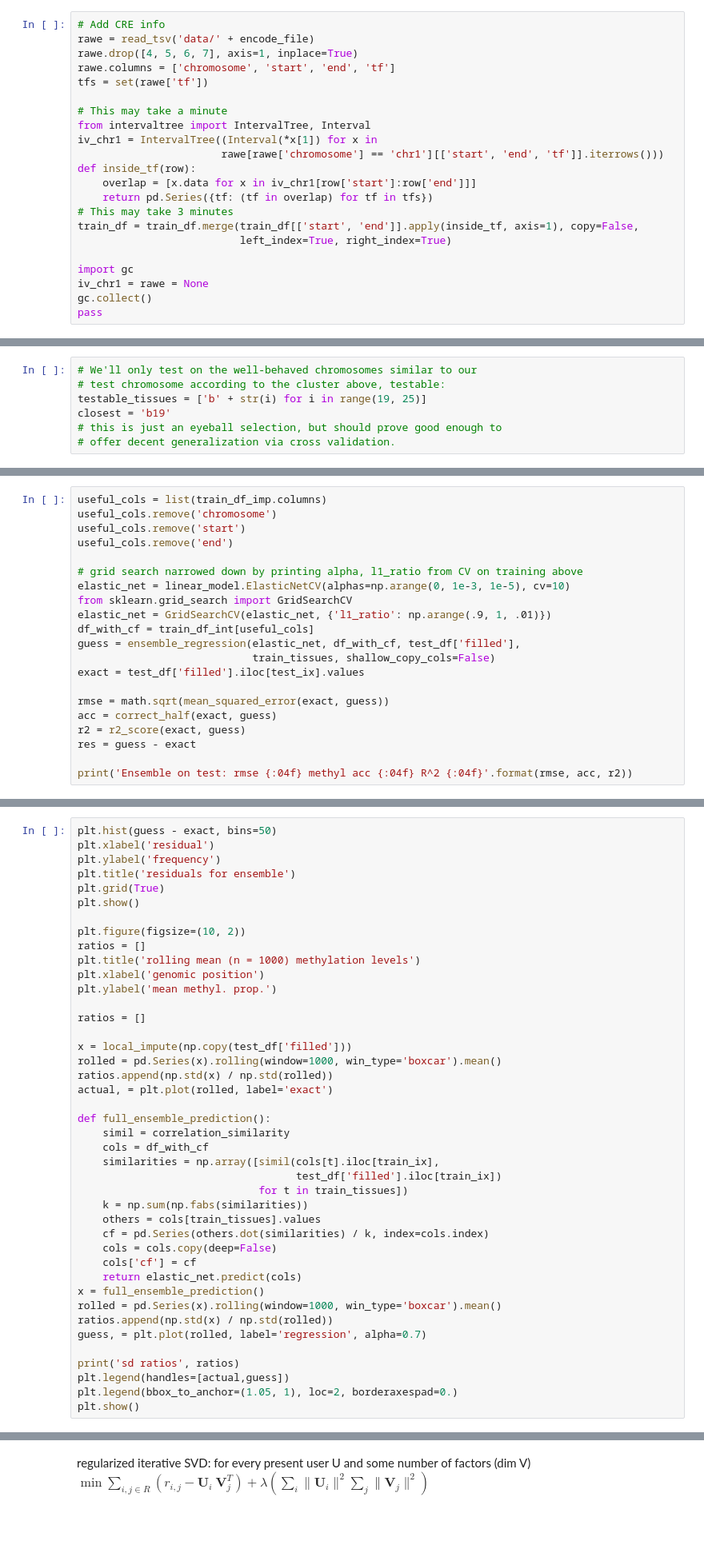
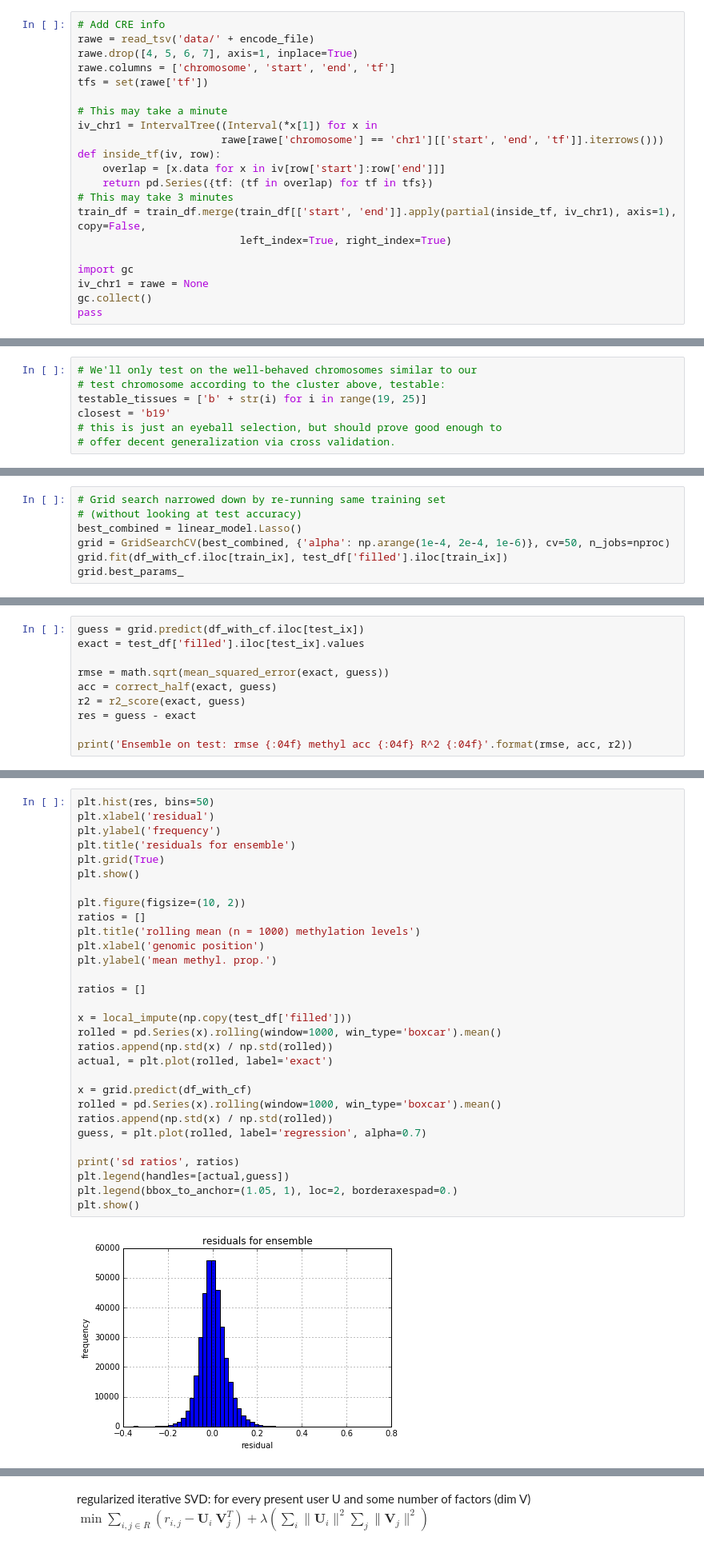
Before and after one commit to PrincetonUniversity/methyl-cluster, a Jupyter notebook: vyf_hw2.ipynb, the cells around one changed output, grey strips where cells are left out. Shown: that part at 80% size. Drawn from its saved outputs; the diff is of its cells as text; blank space fills up the shorter version.

```diff
--- a/vyf_hw2.ipynb
+++ b/vyf_hw2.ipynb
@@ -86,14 +89,13 @@ rawe.columns = ['chromosome', 'start', 'end', 'tf']
 tfs = set(rawe['tf'])
 
 # This may take a minute
-from intervaltree import IntervalTree, Interval
 iv_chr1 = IntervalTree((Interval(*x[1]) for x in
                        rawe[rawe['chromosome'] == 'chr1'][['start', 'end', 'tf']].iterrows()))
-def inside_tf(row):
-    overlap = [x.data for x in iv_chr1[row['start']:row['end']]]
+def inside_tf(iv, row):
+    overlap = [x.data for x in iv[row['start']:row['end']]]
     return pd.Series({tf: (tf in overlap) for tf in tfs})
 # This may take 3 minutes
-train_df = train_df.merge(train_df[['start', 'end']].apply(inside_tf, axis=1), copy=False,
+train_df = train_df.merge(train_df[['start', 'end']].apply(partial(inside_tf, iv_chr1), axis=1), copy=False,
                           left_index=True, right_index=True)
 
 import gc
@@ -459,0 +590,7 @@ plt.show()
+# %%
+# Grid search narrowed down by re-running same training set
+# (without looking at test accuracy)
+best_combined = linear_model.Lasso()
+grid = GridSearchCV(best_combined, {'alpha': np.arange(1e-4, 2e-4, 1e-6)}, cv=50, n_jobs=nproc)
+grid.fit(df_with_cf.iloc[train_ix], test_df['filled'].iloc[train_ix])
+grid.best_params_
@@ -460,16 +599,5 @@ plt.show()
 # %%
-useful_cols = list(train_df_imp.columns)
-useful_cols.remove('chromosome')
-useful_cols.remove('start')
-useful_cols.remove('end')
-
-# grid search narrowed down by printing alpha, l1_ratio from CV on training above
-elastic_net = linear_model.ElasticNetCV(alphas=np.arange(0, 1e-3, 1e-5), cv=10)
-from sklearn.grid_search import GridSearchCV
-elastic_net = GridSearchCV(elastic_net, {'l1_ratio': np.arange(.9, 1, .01)})
-df_with_cf = train_df_int[useful_cols]
-guess = ensemble_regression(elastic_net, df_with_cf, test_df['filled'],
-                            train_tissues, shallow_copy_cols=False)
+guess = grid.predict(df_with_cf.iloc[test_ix])
 exact = test_df['filled'].iloc[test_ix].values
 
 rmse = math.sqrt(mean_squared_error(exact, guess))
@@ -481,42 +611,32 @@ print('Ensemble on test: rmse {:04f} methyl acc {:04f} R^2 {:04f}'.format(rmse,
 # %%
-plt.hist(guess - exact, bins=50)
+plt.hist(res, bins=50)
 plt.xlabel('residual')
 plt.ylabel('frequency')
 plt.title('residuals for ensemble')
 plt.grid(True)
 plt.show()
 
 plt.figure(figsize=(10, 2))
 ratios = []
 plt.title('rolling mean (n = 1000) methylation levels')
 plt.xlabel('genomic position')
 plt.ylabel('mean methyl. prop.')
 
 ratios = []
 
 x = local_impute(np.copy(test_df['filled']))
 rolled = pd.Series(x).rolling(window=1000, win_type='boxcar').mean()
 ratios.append(np.std(x) / np.std(rolled))
 actual, = plt.plot(rolled, label='exact')
 
-def full_ensemble_prediction():
-    simil = correlation_similarity
-    cols = df_with_cf
-    similarities = np.array([simil(cols[t].iloc[train_ix],
-                                   test_df['filled'].iloc[train_ix])
-                             for t in train_tissues])
-    k = np.sum(np.fabs(similarities))
-    others = cols[train_tissues].values
-    cf = pd.Series(others.dot(similarities) / k, index=cols.index)
-    cols = cols.copy(deep=False)
-    cols['cf'] = cf
-    return elastic_net.predict(cols)
-x = full_ensemble_prediction()
+x = grid.predict(df_with_cf)
 rolled = pd.Series(x).rolling(window=1000, win_type='boxcar').mean()
 ratios.append(np.std(x) / np.std(rolled))
 guess, = plt.plot(rolled, label='regression', alpha=0.7)
 
 print('sd ratios', ratios)
 plt.legend(handles=[actual,guess])
 plt.legend(bbox_to_anchor=(1.05, 1), loc=2, borderaxespad=0.)
 plt.show()
+# %% [output]
+[figure, added]
```
Also changed, not shown: parts of 25 cells of this notebook, 1 other file.
